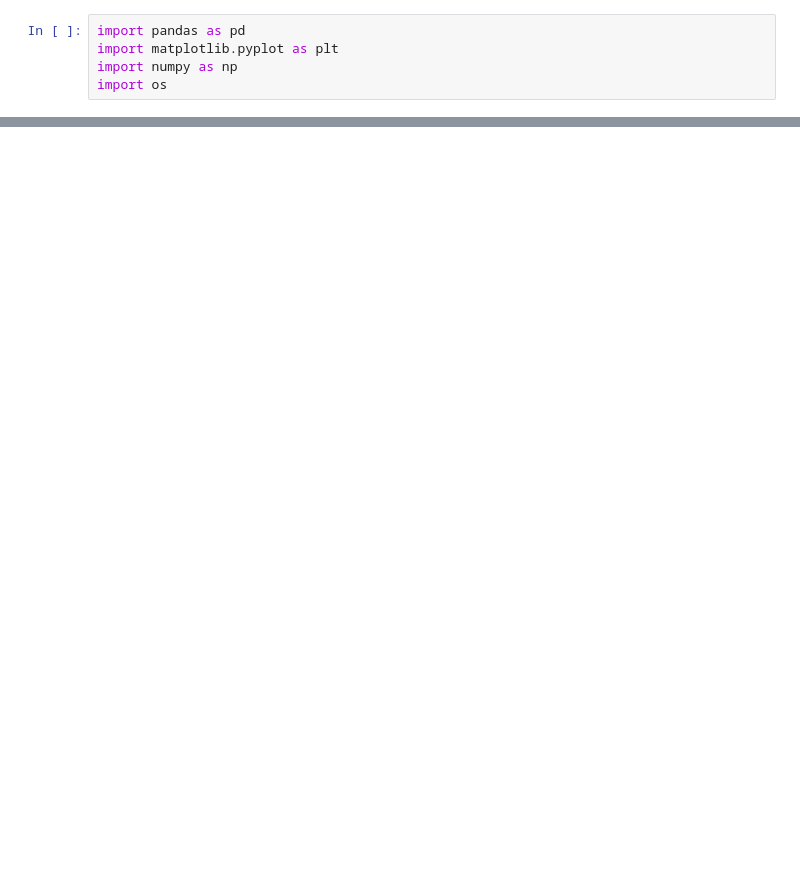
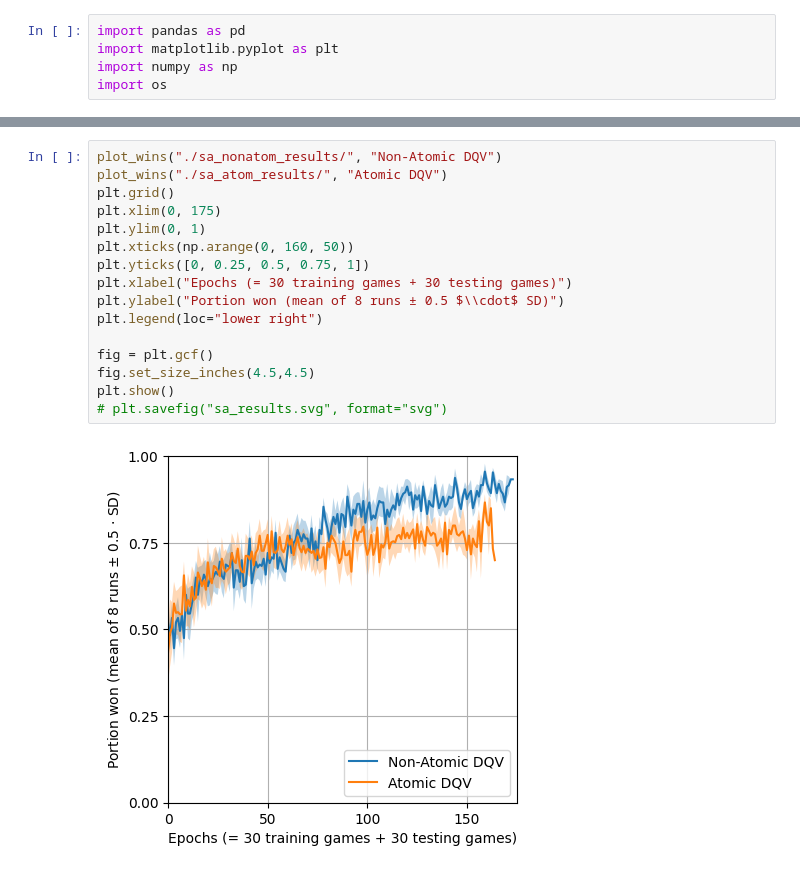
Before and after one commit to IndoorAdventurer/RL_Exploding_Kittens, a Jupyter notebook: plotting.ipynb, the cells around one changed output, grey strips where cells are left out. Cells and saved outputs as stored; diff of their text form; blank space fills up the shorter version.

```diff
--- a/plotting.ipynb
+++ b/plotting.ipynb
@@ -47,0 +45,18 @@ array([nan, nan, nan, nan, nan, nan, nan, nan, nan, nan, nan, nan, nan,
+# %%
+plot_wins("./sa_nonatom_results/", "Non-Atomic DQV")
+plot_wins("./sa_atom_results/", "Atomic DQV")
+plt.grid()
+plt.xlim(0, 175)
+plt.ylim(0, 1)
+plt.xticks(np.arange(0, 160, 50))
+plt.yticks([0, 0.25, 0.5, 0.75, 1])
+plt.xlabel("Epochs (= 30 training games + 30 testing games)")
+plt.ylabel("Portion won (mean of 8 runs ± 0.5 $\\cdot$ SD)")
+plt.legend(loc="lower right")
+
+fig = plt.gcf()
+fig.set_size_inches(4.5,4.5)
+plt.show()
+# plt.savefig("sa_results.svg", format="svg")
+# %% [output]
+[figure, added]
```
Also changed, not shown: parts of 2 cells of this notebook, 22 other files.
